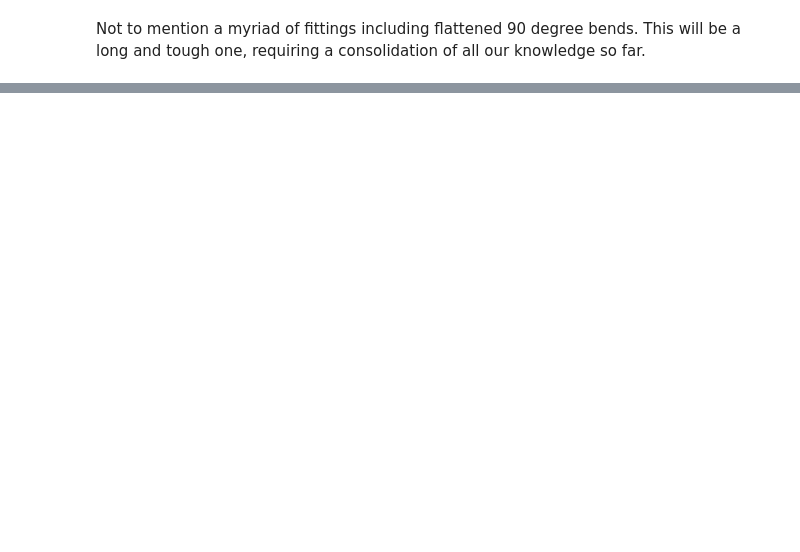
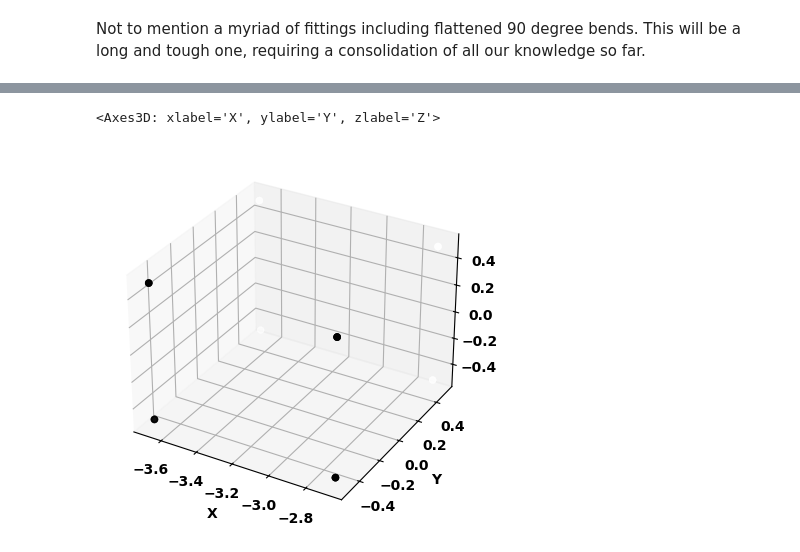
Before and after one commit to suryashch/3d_modelling, a Jupyter notebook: research/reducing-mesh-density/notebooks/hyper-instance-5.ipynb, the cells around one changed output, grey strips where cells are left out. Saved outputs shown, nothing was run; the diff lists cells and outputs as text; code cells hidden in the pictures; blank space fills up the shorter version.

```diff
--- a/research/reducing-mesh-density/notebooks/hyper-instance-5.ipynb
+++ b/research/reducing-mesh-density/notebooks/hyper-instance-5.ipynb
@@ -34,0 +78,9 @@ Not to mention a myriad of fittings including flattened 90 degree bends. This wi
+# %%
+ms.load_new_mesh('data/sqaure-duct-test.obj')
+m_3 = ms.current_mesh()
+
+v_matrix_square = m_3.vertex_matrix()
+plot_vertices(v_matrix_square)
+# %% [output]
+<Axes3D: xlabel='X', ylabel='Y', zlabel='Z'>
+[figure, added]
```
Also changed, not shown: parts of 11 cells of this notebook.
